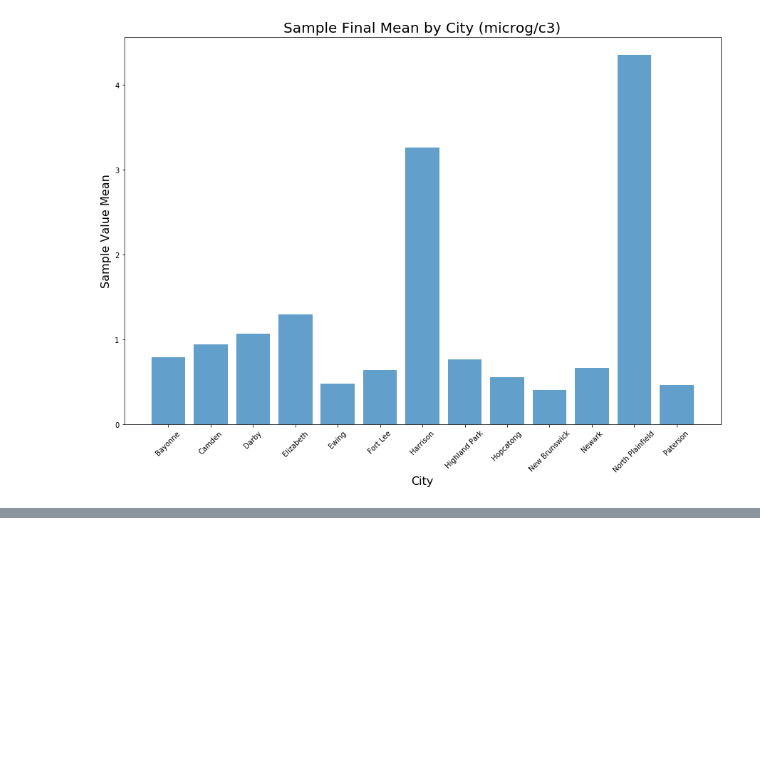
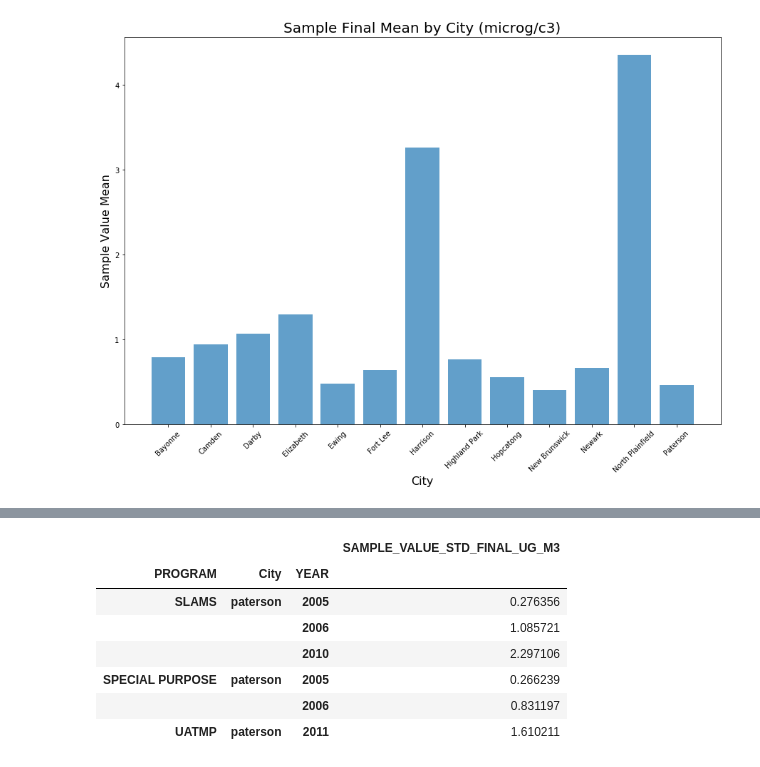
Before and after one commit to jjjjjeb/NJAir_EDA, a Jupyter notebook: Benzene Analysis.ipynb, the cells around one changed output, grey strips where cells are left out. Drawn from its saved outputs; the diff is of its cells as text; code cells hidden in the pictures; blank space fills up the shorter version.

```diff
--- a/Benzene Analysis.ipynb
+++ b/Benzene Analysis.ipynb
@@ -622,0 +655,15 @@ city_year_df.query('YEAR == 2016')
+# %%
+program_city_group = benzene_clean.groupby(by=['PROGRAM','City', 'YEAR'])
+program_city_group['SAMPLE_VALUE_STD_FINAL_UG_M3'].max()
+program_city_df = pd.DataFrame(program_city_group['SAMPLE_VALUE_STD_FINAL_UG_M3'].max())
+# %%
+program_city_df.query('City == ["paterson"]')
+# %% [output]
+|  |  |  | SAMPLE_VALUE_STD_FINAL_UG_M3 |
+| PROGRAM | City | YEAR |  |
+| SLAMS | paterson | 2005 | 0.276356 |
+|  |  | 2006 | 1.085721 |
+|  |  | 2010 | 2.297106 |
+| SPECIAL PURPOSE | paterson | 2005 | 0.266239 |
+|  |  | 2006 | 0.831197 |
+| UATMP | paterson | 2011 | 1.610211 |
```
Also changed, not shown: parts of 8 cells of this notebook.
